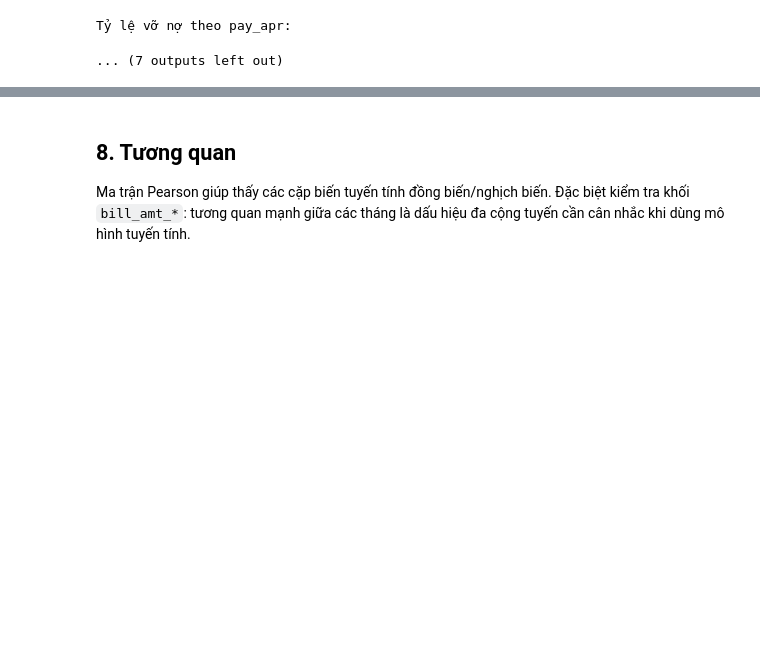
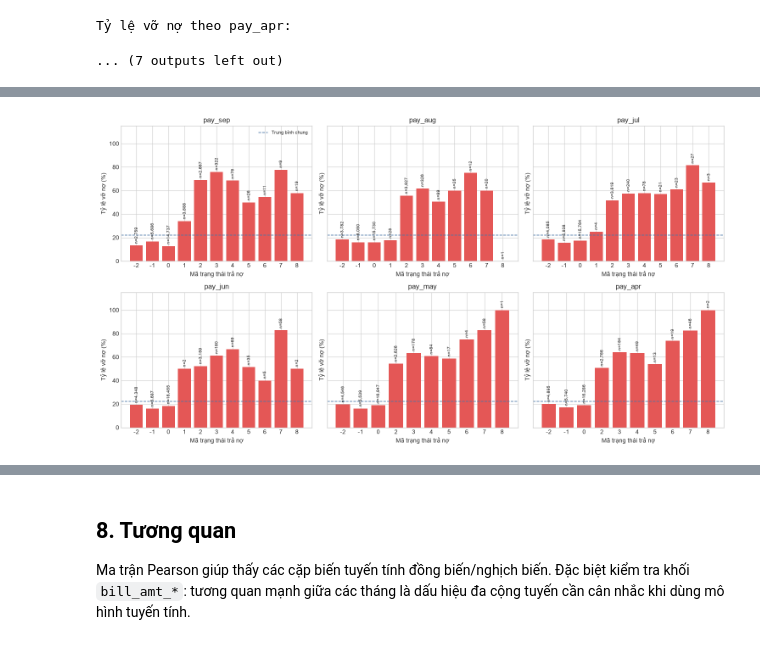
Before and after one commit to htnhwngoc-cloud/banking-credit-risk, a Jupyter notebook: notebooks/01_eda.ipynb, the cells around one changed output, grey strips where cells are left out. Saved outputs shown, nothing was run; the diff lists cells and outputs as text; code cells hidden in the pictures; blank space fills up the shorter version.

```diff
--- a/notebooks/01_eda.ipynb
+++ b/notebooks/01_eda.ipynb
@@ -410,3 +505,18 @@ Tần suất thanh toán bằng 0:
 [figure]
 [figure]
 [figure]
+# %%
+skew_columns = ['limit_bal'] + BILL_COLS + PAY_AMT_COLS
+skew_rows = []
+for column in skew_columns:
+    values = df[column]
+    can_log1p = bool(values.ge(0).all())
+    skew_rows.append({
+        'cột': column,
+        'skew_gốc': values.skew(),
+        'skew_sau_log1p': np.log1p(values).skew() if can_log1p else 'chưa tính: có giá trị âm',
+        'số_giá_trị_âm': int(values.lt(0).sum()),
+    })
+skew_summary = pd.DataFrame(skew_rows)
+print('Độ lệch trước và sau log1p (chỉ tính log1p khi toàn bộ giá trị không âm):')
+display(skew_summary.round(4))
@@ -566,3 +774,76 @@ Tỷ lệ vỡ nợ theo pay_may:
 | 8 | 100.00 | 1 |
 Tỷ lệ vỡ nợ theo pay_apr:
 ... (7 outputs left out)
+# %%
+overall_default_rate = float(df[TARGET].mean() * 100)
+print(f'Tỷ lệ vỡ nợ trung bình toàn bộ dữ liệu: {overall_default_rate:.4f}%')
+print('Tỷ lệ vỡ nợ theo gender (số dòng và tỷ lệ):')
+gender_default_rates = default_rate(df, 'gender')
+display(gender_default_rates)
+
+age_rates = default_rate(df_age, 'age_group')
+print('Tỷ lệ vỡ nợ theo nhóm tuổi:')
+display(age_rates)
+
+limit_quantiles = pd.qcut(df['limit_bal'], q=4, duplicates='drop')
+df_limit = df.assign(limit_bal_group=limit_quantiles)
+limit_rates = default_rate(df_limit, 'limit_bal_group')
+print('Tỷ lệ vỡ nợ theo tứ phân vị hạn mức (nhóm được tạo bằng qcut):')
+display(limit_rates)
+
+for group_title, rates in [
+    ('gender', gender_default_rates),
+    ('nhóm tuổi', age_rates),
+    ('tứ phân vị hạn mức', limit_rates),
+]:
+    max_group = rates['tỷ_lệ_vỡ_nợ'].idxmax()
+    min_group = rates['tỷ_lệ_vỡ_nợ'].idxmin()
+    rate_gap = rates.loc[max_group, 'tỷ_lệ_vỡ_nợ'] - rates.loc[min_group, 'tỷ_lệ_vỡ_nợ']
+    print(f"Chênh lệch tỷ lệ vỡ nợ theo {group_title}: {max_group} cao nhất {rates.loc[max_group, 'tỷ_lệ_vỡ_nợ']:.4f}%, {min_group} thấp nhất {rates.loc[min_group, 'tỷ_lệ_vỡ_nợ']:.4f}%, chênh {rate_gap:.4f} điểm phần trăm.")
+
+pay_sep_rates = default_rate(df, 'pay_sep')
+late_codes = pd.to_numeric(pay_sep_rates.index, errors='coerce').astype(float)
+late_status_rates = pay_sep_rates.loc[(late_codes >= 1) & (late_codes <= 9)].copy()
+late_status_rates.index = late_status_rates.index.astype(int)
+print('Tỷ lệ vỡ nợ theo số tháng trễ trong pay_sep (chỉ mã 1–9):')
+display(late_status_rates)
+if len(late_status_rates) >= 2:
+    from scipy.stats import spearmanr
+
+    pay_sep_trend = spearmanr(late_status_rates.index, late_status_rates['tỷ_lệ_vỡ_nợ'])
+    print(f"Tương quan Spearman giữa số tháng trễ và tỷ lệ vỡ nợ theo mã: rho={pay_sep_trend.statistic:.4f}, p={pay_sep_trend.pvalue:.6g}")
+else:
+    print('Xu hướng Spearman pay_sep: chưa xác định vì có dưới 2 mã trễ có quan sát.')
+
+fig, axes = plt.subplots(2, 3, figsize=(15, 8), sharey=True)
+for ax, column in zip(axes.flat, PAY_COLS):
+    rates = default_rate(df, column)
+    bars = ax.bar(rates.index.astype(str), rates['tỷ_lệ_vỡ_nợ'], color='#E45756')
+    ax.axhline(overall_default_rate, color='#4C78A8', linestyle='--', linewidth=1.2, label='Trung bình chung')
+    for bar, count in zip(bars, rates['số_khách_hàng']):
+        ax.annotate(f'n={count:,}', (bar.get_x() + bar.get_width() / 2, bar.get_height()),
+                    xytext=(0, 3), textcoords='offset points', ha='center', va='bottom', fontsize=7, rotation=90)
+    ax.set(title=column, xlabel='Mã trạng thái trả nợ', ylabel='Tỷ lệ vỡ nợ (%)', ylim=(0, 115))
+axes.flat[0].legend(fontsize=8)
+save_figure('07_default_rate_by_pay_status.png')
+
+rate_frames = [
+    (df, 'gender', 'Theo gender'),
+    (df, 'education', 'Theo education'),
+    (df, 'marriage', 'Theo marriage'),
+    (df_age, 'age_group', 'Theo nhóm tuổi'),
+    (df_limit, 'limit_bal_group', 'Theo tứ phân vị hạn mức'),
+]
+fig, axes = plt.subplots(2, 3, figsize=(15, 8), sharey=True)
+for ax, (frame, column, title) in zip(axes.flat, rate_frames):
+    rates = default_rate(frame, column)
+    bars = ax.bar(rates.index.astype(str), rates['tỷ_lệ_vỡ_nợ'], color='#72B7B2')
+    ax.axhline(overall_default_rate, color='#4C78A8', linestyle='--', linewidth=1.2, label='Trung bình chung')
+    for bar, count in zip(bars, rates['số_khách_hàng']):
+        ax.annotate(f'n={count:,}', (bar.get_x() + bar.get_width() / 2, bar.get_height()),
+                    xytext=(0, 3), textcoords='offset points', ha='center', va='bottom', fontsize=8, rotation=90)
+    ax.set(title=title, xlabel=column, ylabel='Tỷ lệ vỡ nợ (%)', ylim=(0, 115))
+axes.flat[len(rate_frames)].set_visible(False)
+axes.flat[0].legend(fontsize=8)
+save_figure('08_default_rate_by_demographics.png')
+# %% [output]
@@ -568,0 +886 @@ Tỷ lệ vỡ nợ theo pay_apr:
+[figure, added]
```
Also changed, not shown: parts of 14 cells of this notebook, 18 other files.
